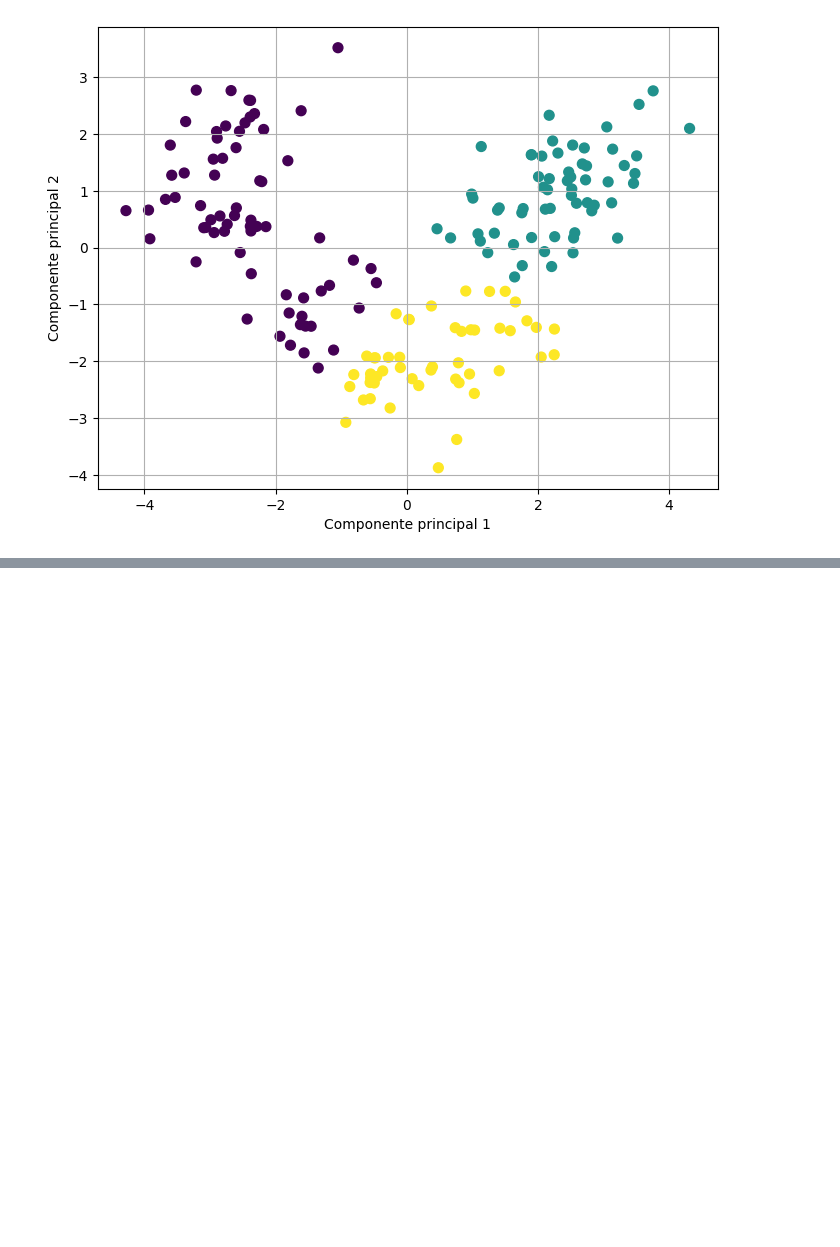
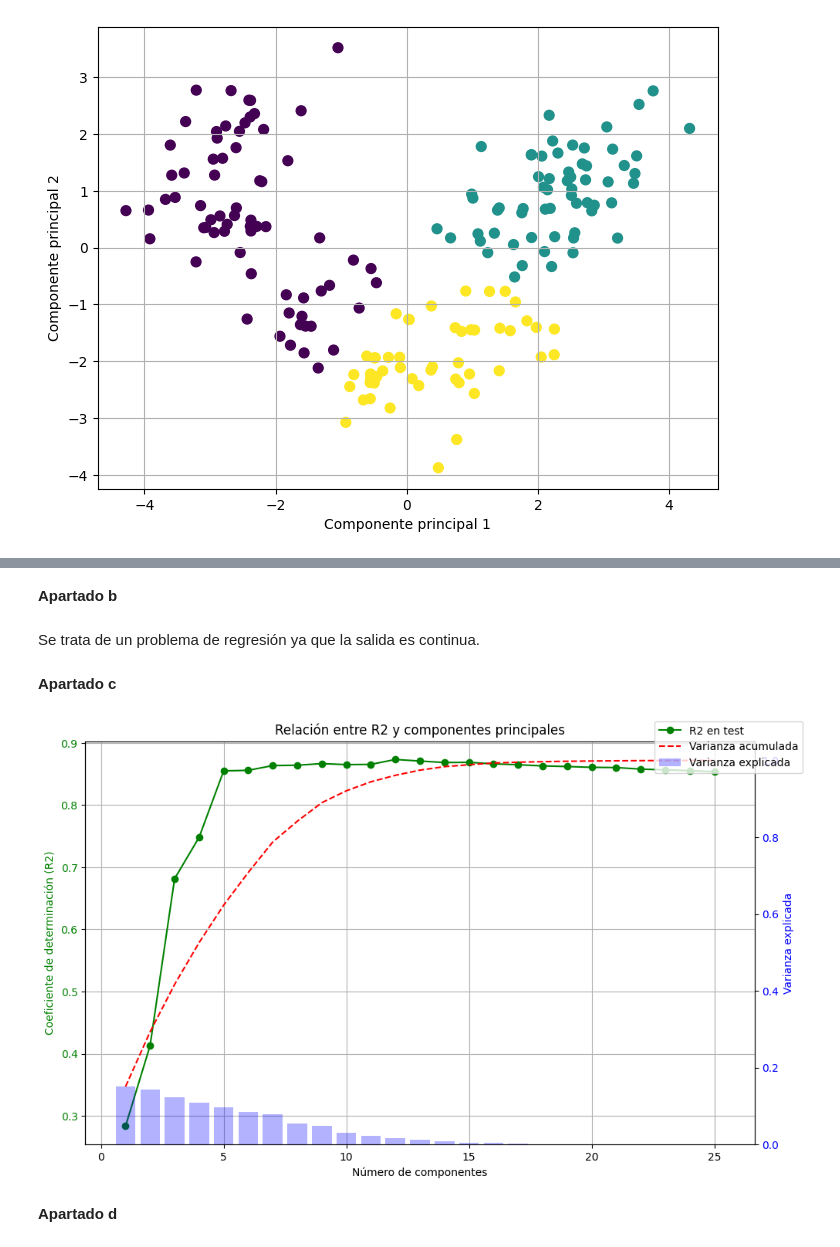
Before and after one commit to rubengamarro/practicas_aprendizaje_no_supervisado, a Jupyter notebook: 2_Reduccion_de_dimensionalidad.ipynb, the cells around one changed output, grey strips where cells are left out. Cells and saved outputs as stored; diff of their text form; code cells hidden in the pictures; blank space fills up the shorter version.

```diff
--- a/2_Reduccion_de_dimensionalidad.ipynb
+++ b/2_Reduccion_de_dimensionalidad.ipynb
@@ -137,0 +157,6 @@ plt.show()
+# %% [markdown]
+**Apartado b**
+# %% [markdown]
+Se trata de un problema de regresión ya que la salida es continua.
+# %% [markdown]
+**Apartado c**
@@ -137,0 +167,49 @@ plt.show()
+# %%
+from sklearn.preprocessing import StandardScaler
+
+sc = StandardScaler()
+X_ent_std = sc.fit_transform(X_ent)
+X_test_std = sc.transform(X_test)
+# %%
+from sklearn.decomposition import PCA
+
+pca3 = PCA()
+X_ent_pca = pca3.fit_transform(X_ent_std)
+X_test_pca = pca3.transform(X_test_std)
+# %%
+from sklearn.ensemble import RandomForestRegressor
+from sklearn.metrics import r2_score
+
+r2_scores = []
+var_exp = pca3.explained_variance_ratio_
+var_exp_acum = np.cumsum(var_exp)
+
+for i in range(1, X_ent_pca.shape[1]+1):
+    model = RandomForestRegressor(n_estimators=1000, random_state=1)
+    model.fit(X_ent_pca[:,:i], y_ent)
+    y_pred = model.predict(X_test_pca[:,:i])
+    r2_scores.append(r2_score(y_test, y_pred))
+# %%
+fig, ax1 = plt.subplots(figsize=(10,6))
+
+ax1.plot(range(1, len(r2_scores)+1), r2_scores, 'g-o', label='R2 en test')
+ax1.set_xlabel('Número de componentes')
+ax1.set_ylabel('Coeficiente de determinación (R2)', color='green')
+ax1.tick_params(axis='y', labelcolor='green')
+ax1.grid(True)
+
+
+ax2 = ax1.twinx()
+ax2.bar(range(1, len(var_exp)+1), var_exp, alpha=0.3, color='blue', label='Varianza explicada')
+ax2.plot(range(1, len(var_exp_acum)+1), var_exp_acum, 'r--', label='Varianza acumulada')
+ax2.set_ylabel('Varianza explicada', color='blue')
+ax2.tick_params(axis='y', labelcolor='blue')
+
+fig.tight_layout()
+fig.legend(loc='upper right')
+plt.title('Relación entre R2 y componentes principales')
+plt.show()
+# %% [output]
+[figure, added]
+# %% [markdown]
+**Apartado d**
```
Also changed, not shown: parts of 48 cells of this notebook.
